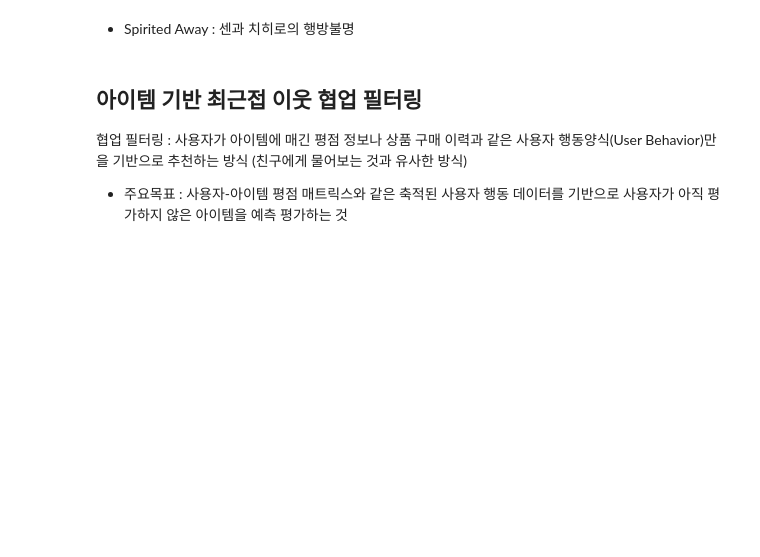
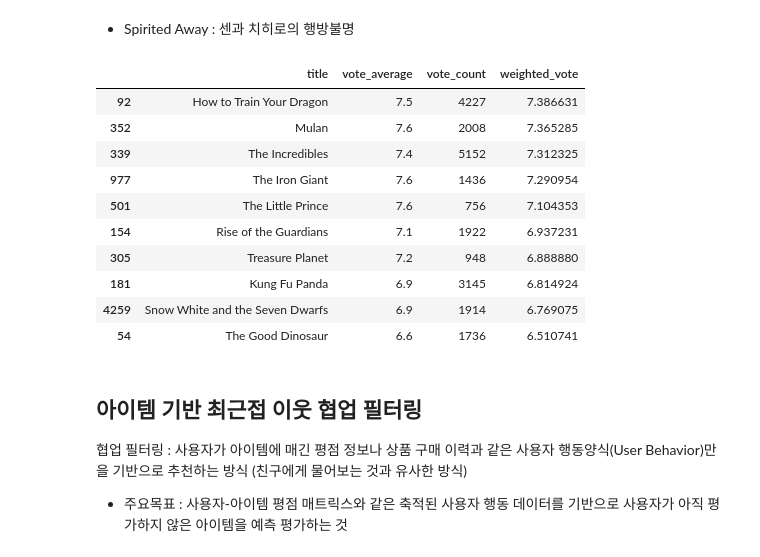
Before and after one commit to purin715/MachineLearning, a Jupyter notebook: ml_19_추천시스템.ipynb의 사본.ipynb, the cells around one changed output. Saved outputs shown, nothing was run; the diff lists cells and outputs as text; code cells hidden in the pictures; blank space fills up the shorter version.

```diff
--- a/ml_19_추천시스템.ipynb의 사본.ipynb
+++ b/ml_19_추천시스템.ipynb의 사본.ipynb
@@ -220,4 +293,6 @@ from sklearn.metrics.pairwise import cosine_similarity
 # %%
 # 유사도가 높은 순으로 정리된 genre_sim 객체의 비교 행 위치 인덱스 값
 # 값이 높은 순으로 정렬된 비교 대상 행의 유사도 값이 아니라
-#  비교 대상 행의 위치 인덱스임에 주의
+# 비교 대상 행의 위치 인덱스임에 주의
+genre_sim_sorted_ind = genre_sim.argsort()[:, ::-1]
+genre_sim_sorted_ind.shape
@@ -229,4 +306,13 @@ from sklearn.metrics.pairwise import cosine_similarity
 # 추천할 영화 건수
 # return : 추천 영화 정보 DataFrame
 def find_sim_movie(df, sorted_ind, title_name, top_n=10):
-    pass
+  title_movie = df[df['title'] == title_name]
+  title_index = title_movie.index.values
+
+  sim_index = sorted_ind[title_index, :top_n]
+  sim_index = sim_index.reshape(-1)
+
+  return df.iloc[sim_index]
+
+sim_movies = find_sim_movie(df, genre_sim_sorted_ind, 'The Godfather')
+sim_movies[['title', 'vote_average', 'vote_count']]
@@ -253,3 +390,31 @@ def find_sim_movie(df, sorted_ind, title_name, top_n=10):
+# %%
+# 새롭게 정의된 평점 기준에 따라 기존 find_sim_movie 함수를 변경
+def find_sim_movie(df, sorted_ind, title_name, top_n=10):
+  title_movie = df[df['title'] == title_name]
+  title_index = title_movie.index.values
+
+  sim_index = sorted_ind[title_index, :top_n*3]
+  sim_index = sim_index.reshape(-1)
+
+  sim_index = sim_index[sim_index != title_index]
+
+  return df.iloc[sim_index].sort_values(
+    'weighted_vote', ascending=False)[:top_n]
+
+sim_movies = find_sim_movie(df, genre_sim_sorted_ind, 'Spirited Away')
+sim_movies[['title', 'vote_average', 'vote_count', 'weighted_vote']]
+# %% [output]
+|  | title | vote_average | vote_count | weighted_vote |
+| 92 | How to Train Your Dragon | 7.5 | 4227 | 7.386631 |
+| 352 | Mulan | 7.6 | 2008 | 7.365285 |
+| 339 | The Incredibles | 7.4 | 5152 | 7.312325 |
+| 977 | The Iron Giant | 7.6 | 1436 | 7.290954 |
+| 501 | The Little Prince | 7.6 | 756 | 7.104353 |
+| 154 | Rise of the Guardians | 7.1 | 1922 | 6.937231 |
+| 305 | Treasure Planet | 7.2 | 948 | 6.888880 |
+| 181 | Kung Fu Panda | 6.9 | 3145 | 6.814924 |
+| 4259 | Snow White and the Seven Dwarfs | 6.9 | 1914 | 6.769075 |
+| 54 | The Good Dinosaur | 6.6 | 1736 | 6.510741 |
 # %% [markdown]
 ## 아이템 기반 최근접 이웃 협업 필터링
 
```
Also changed, not shown: parts of 14 cells of this notebook, 1 other file.
